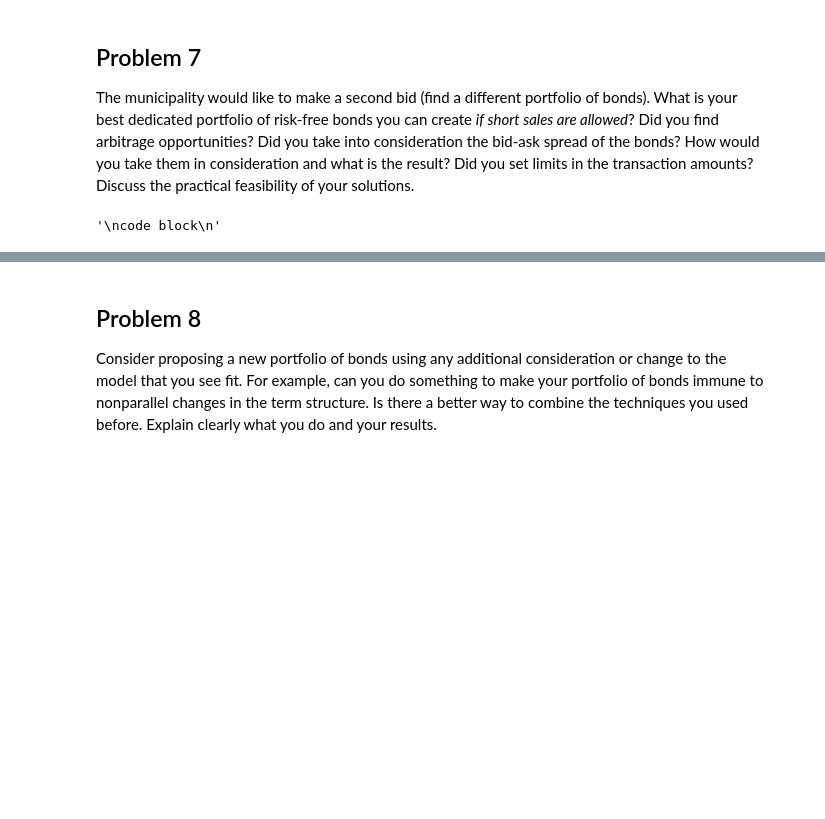
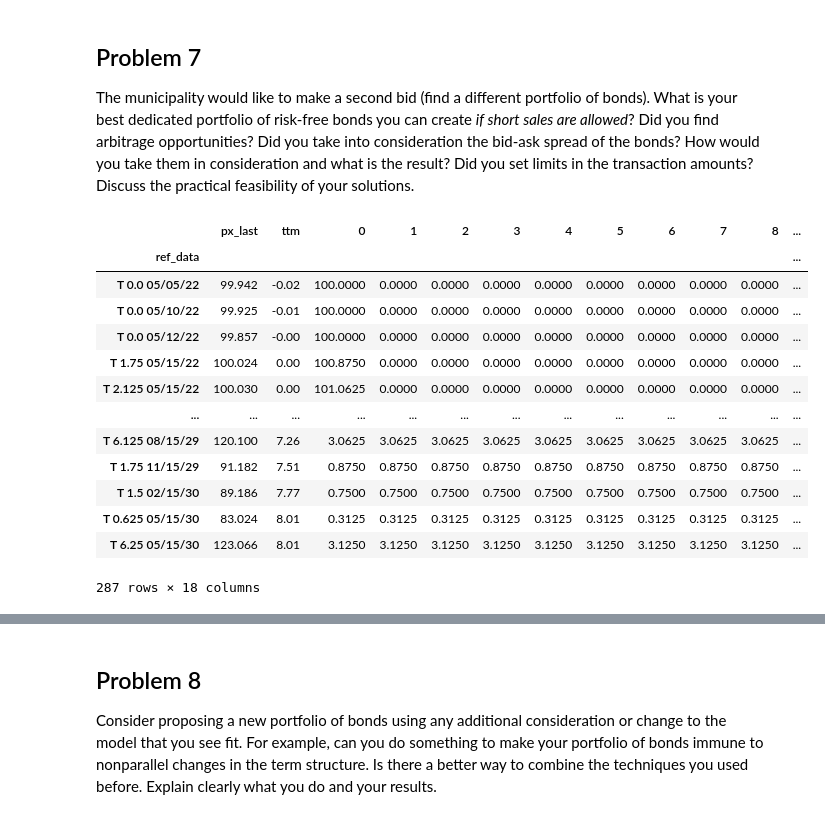
Before and after one commit to jdean53/finops_casestudy, a Jupyter notebook: bond_project.ipynb, the cells around one changed output, grey strips where cells are left out. Drawn from its saved outputs; the diff is of its cells as text; code cells hidden in the pictures; blank space fills up the shorter version.

```diff
--- a/bond_project.ipynb
+++ b/bond_project.ipynb
@@ -640,9 +764,20 @@ code block
 ## Problem 7
 
 The municipality would like to make a second bid (find a different portfolio of bonds). What is your best dedicated portfolio of risk-free bonds you can create *if short sales are allowed*? Did you find arbitrage opportunities? Did you take into consideration the bid-ask spread of the bonds? How would you take them in consideration and what is the result? Did you set limits in the transaction amounts? Discuss the practical feasibility of your solutions.
-# %%
-'''
-code block
-'''
-# %% [output]
-'\ncode block\n'
+# %%
+cf_df
+# %% [output]
+|  | px_last | ttm | 0 | 1 | 2 | 3 | 4 | 5 | 6 | 7 | 8 | ... |
+| ref_data |  |  |  |  |  |  |  |  |  |  |  | ... |
+| T 0.0 05/05/22 | 99.942 | -0.02 | 100.0000 | 0.0000 | 0.0000 | 0.0000 | 0.0000 | 0.0000 | 0.0000 | 0.0000 | 0.0000 | ... |
+| T 0.0 05/10/22 | 99.925 | -0.01 | 100.0000 | 0.0000 | 0.0000 | 0.0000 | 0.0000 | 0.0000 | 0.0000 | 0.0000 | 0.0000 | ... |
+| T 0.0 05/12/22 | 99.857 | -0.00 | 100.0000 | 0.0000 | 0.0000 | 0.0000 | 0.0000 | 0.0000 | 0.0000 | 0.0000 | 0.0000 | ... |
+| T 1.75 05/15/22 | 100.024 | 0.00 | 100.8750 | 0.0000 | 0.0000 | 0.0000 | 0.0000 | 0.0000 | 0.0000 | 0.0000 | 0.0000 | ... |
+| T 2.125 05/15/22 | 100.030 | 0.00 | 101.0625 | 0.0000 | 0.0000 | 0.0000 | 0.0000 | 0.0000 | 0.0000 | 0.0000 | 0.0000 | ... |
+| ... | ... | ... | ... | ... | ... | ... | ... | ... | ... | ... | ... | ... |
+| T 6.125 08/15/29 | 120.100 | 7.26 | 3.0625 | 3.0625 | 3.0625 | 3.0625 | 3.0625 | 3.0625 | 3.0625 | 3.0625 | 3.0625 | ... |
+| T 1.75 11/15/29 | 91.182 | 7.51 | 0.8750 | 0.8750 | 0.8750 | 0.8750 | 0.8750 | 0.8750 | 0.8750 | 0.8750 | 0.8750 | ... |
+| T 1.5 02/15/30 | 89.186 | 7.77 | 0.7500 | 0.7500 | 0.7500 | 0.7500 | 0.7500 | 0.7500 | 0.7500 | 0.7500 | 0.7500 | ... |
+| T 0.625 05/15/30 | 83.024 | 8.01 | 0.3125 | 0.3125 | 0.3125 | 0.3125 | 0.3125 | 0.3125 | 0.3125 | 0.3125 | 0.3125 | ... |
+| T 6.25 05/15/30 | 123.066 | 8.01 | 3.1250 | 3.1250 | 3.1250 | 3.1250 | 3.1250 | 3.1250 | 3.1250 | 3.1250 | 3.1250 | ... |
+287 rows × 18 columns
```
Also changed, not shown: parts of 11 cells of this notebook, 1 other file.
